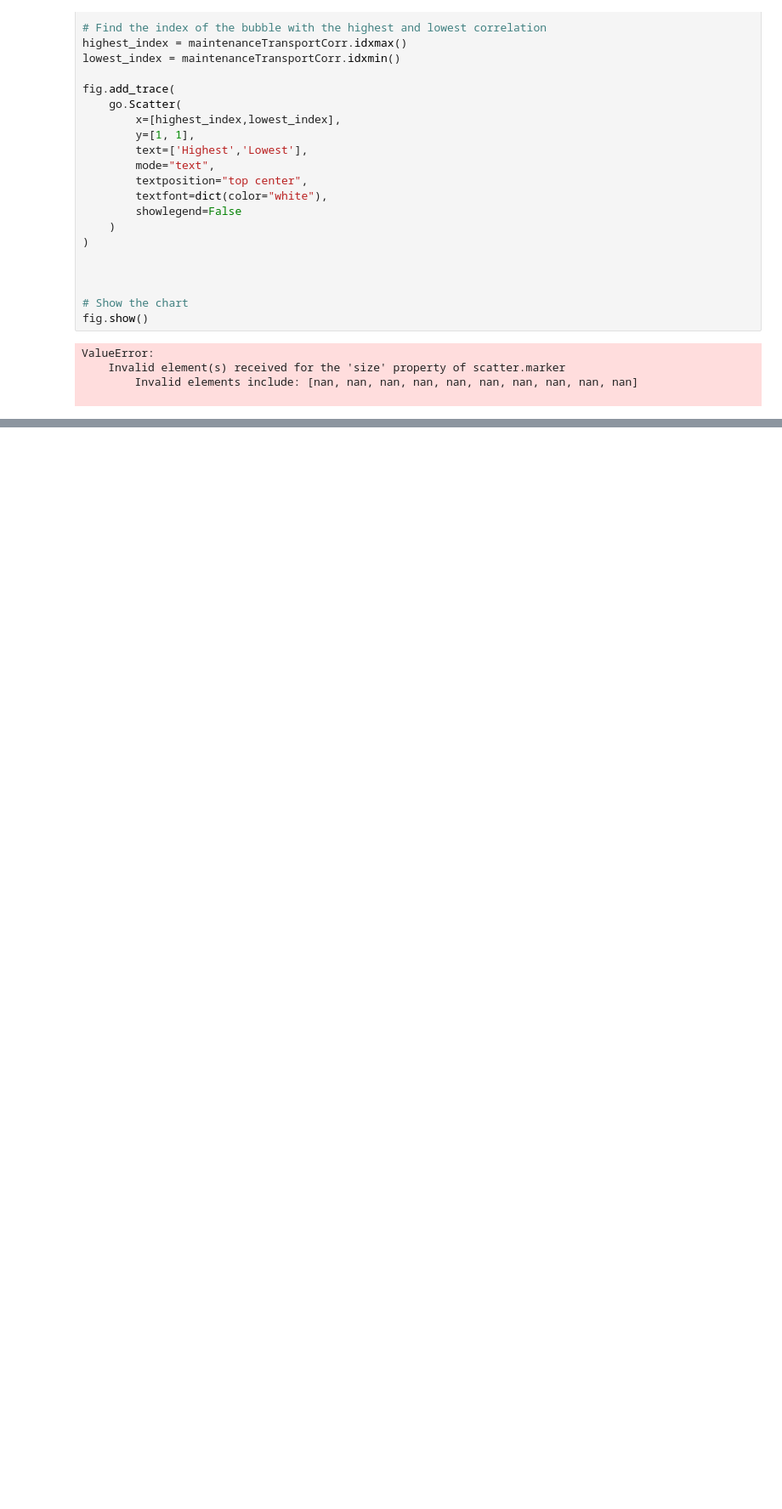
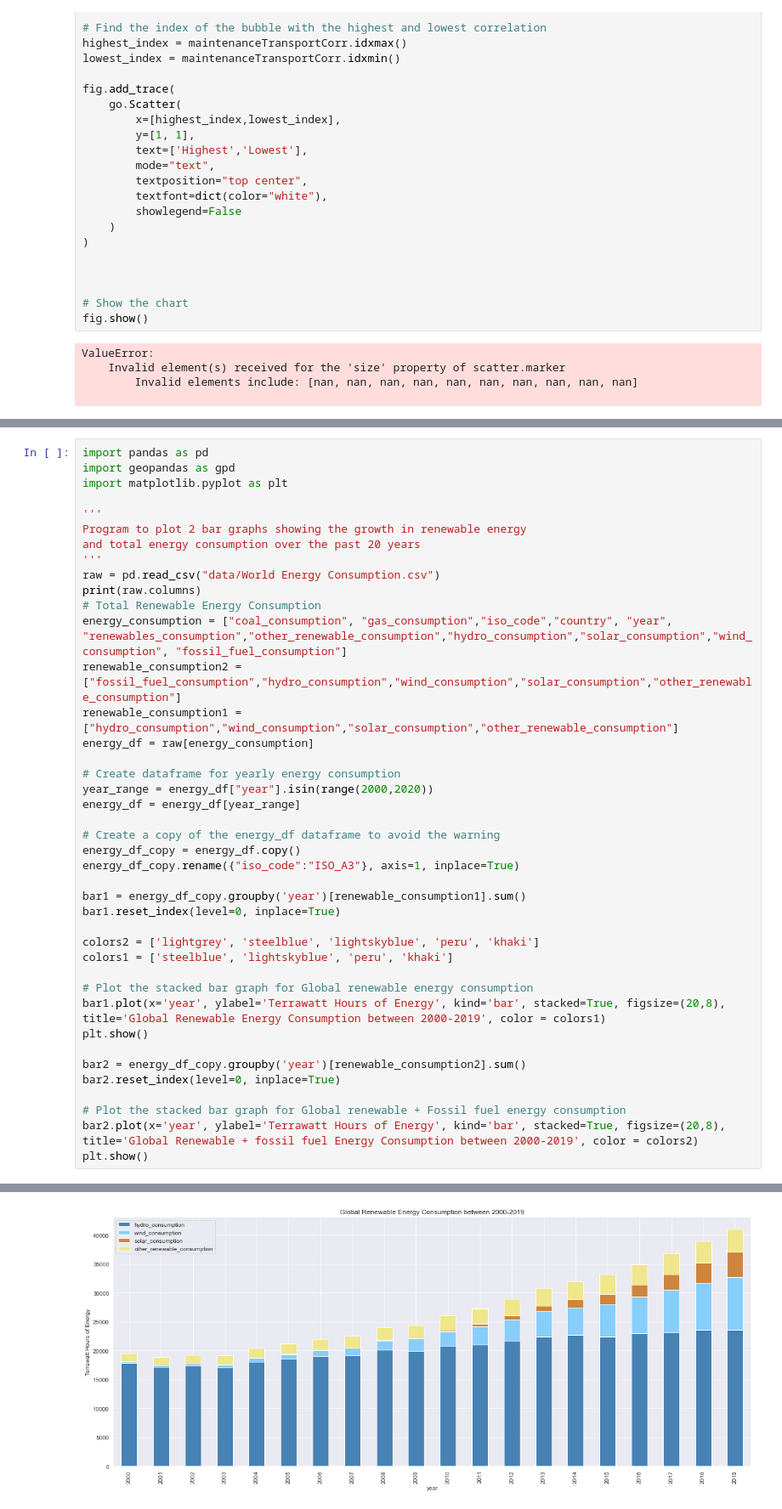
Before and after one commit to zjwlyx/ECE143_Group17, a Jupyter notebook: Group_17_Project.ipynb, the cells around one changed output, grey strips where cells are left out. Shown at 85% size. Drawn from its saved outputs; the diff is of its cells as text; blank space fills up the shorter version.

```diff
--- a/Group_17_Project.ipynb
+++ b/Group_17_Project.ipynb
@@ -558,0 +606,42 @@ ValueError:
+# %%
+import pandas as pd
+import geopandas as gpd
+import matplotlib.pyplot as plt
+
+'''
+Program to plot 2 bar graphs showing the growth in renewable energy
+and total energy consumption over the past 20 years
+'''
+raw = pd.read_csv("data/World Energy Consumption.csv")
+print(raw.columns)
+# Total Renewable Energy Consumption
+energy_consumption = ["coal_consumption", "gas_consumption","iso_code","country", "year", "renewables_consumption","other_renewable_consumption","hydro_consumption","solar_consumption","wind_consumption", "fossil_fuel_consumption"]
+renewable_consumption2 = ["fossil_fuel_consumption","hydro_consumption","wind_consumption","solar_consumption","other_renewable_consumption"]
+renewable_consumption1 = ["hydro_consumption","wind_consumption","solar_consumption","other_renewable_consumption"]
+energy_df = raw[energy_consumption]
+
+# Create dataframe for yearly energy consumption
+year_range = energy_df["year"].isin(range(2000,2020))
+energy_df = energy_df[year_range]
+
+# Create a copy of the energy_df dataframe to avoid the warning
+energy_df_copy = energy_df.copy()
+energy_df_copy.rename({"iso_code":"ISO_A3"}, axis=1, inplace=True)
+
+bar1 = energy_df_copy.groupby('year')[renewable_consumption1].sum()
+bar1.reset_index(level=0, inplace=True)
+
+colors2 = ['lightgrey', 'steelblue', 'lightskyblue', 'peru', 'khaki']
+colors1 = ['steelblue', 'lightskyblue', 'peru', 'khaki']
+
+# Plot the stacked bar graph for Global renewable energy consumption
+bar1.plot(x='year', ylabel='Terrawatt Hours of Energy', kind='bar', stacked=True, figsize=(20,8), title='Global Renewable Energy Consumption between 2000-2019', color = colors1)
+plt.show()
+
+bar2 = energy_df_copy.groupby('year')[renewable_consumption2].sum()
+bar2.reset_index(level=0, inplace=True)
+
+# Plot the stacked bar graph for Global renewable + Fossil fuel energy consumption
+bar2.plot(x='year', ylabel='Terrawatt Hours of Energy', kind='bar', stacked=True, figsize=(20,8), title='Global Renewable + fossil fuel Energy Consumption between 2000-2019', color = colors2)
+plt.show()
+# %% [output]
@@ -558,0 +657 @@ ValueError:
+[figure, added]
```
Also changed, not shown: parts of 2 cells of this notebook.
